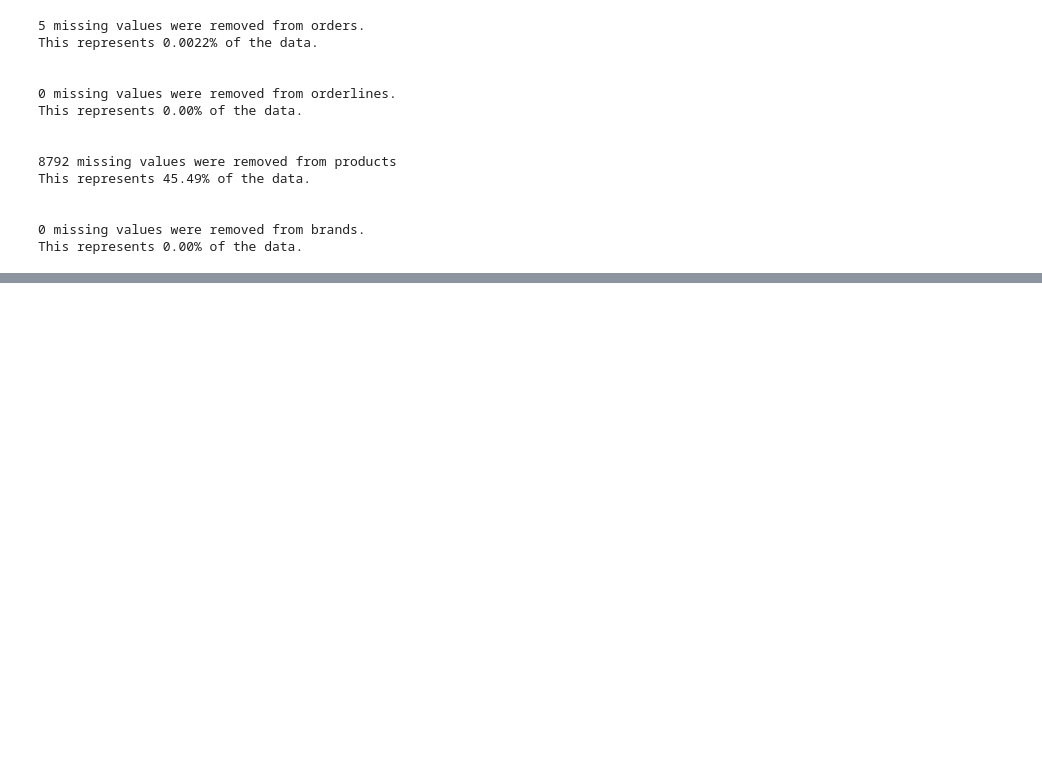
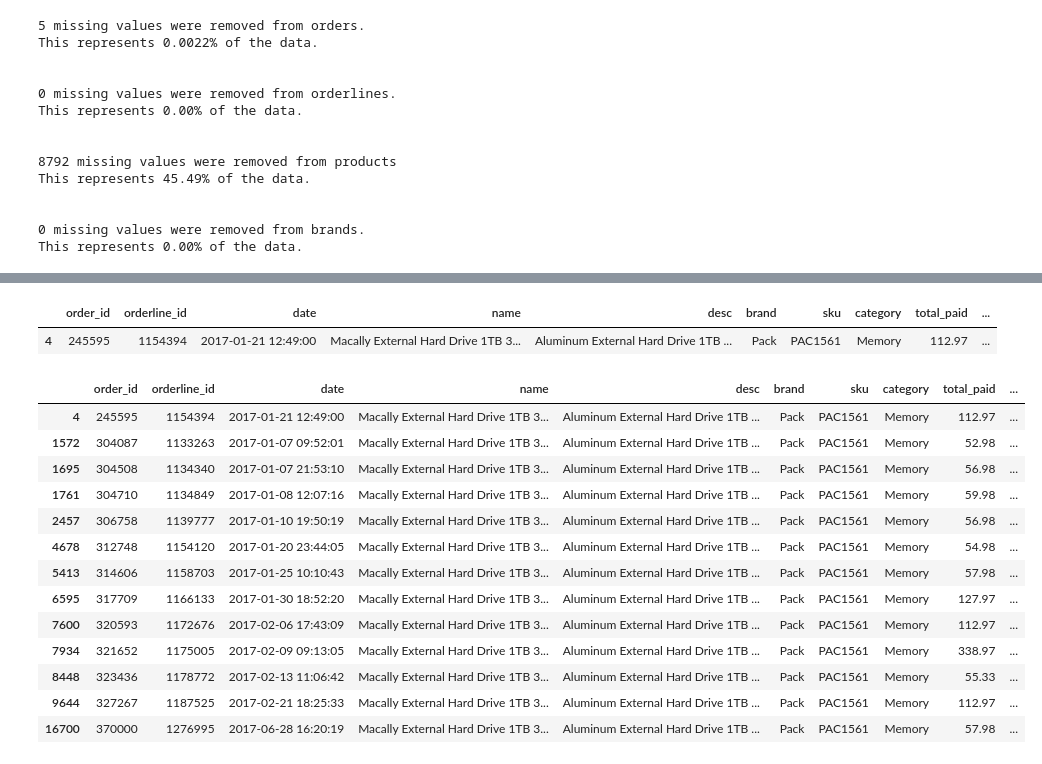
Before and after one commit to Donal-Flanagan/Eniac_discount_analysis, a Jupyter notebook: notebooks/2 - price_cleaning_munge/total_paid.ipynb, the cells around one changed output, grey strips where cells are left out. Saved outputs shown, nothing was run; the diff lists cells and outputs as text; code cells hidden in the pictures; blank space fills up the shorter version.

```diff
--- a/notebooks/2 - price_cleaning_munge/total_paid.ipynb
+++ b/notebooks/2 - price_cleaning_munge/total_paid.ipynb
@@ -36,0 +40,4 @@ This represents 0.00% of the data.
+# %%
+failing_test_data, passing_test_data = pdt.generate_test_data(completed_sales)
+
+print(failing_test_data.shape, passing_test_data.shape)
@@ -36,0 +48,2 @@ This represents 0.00% of the data.
+# %%
+incorrect_total_price = pdt.test_order_total_paid_equal_sum_of_orderlines(passing_test_data)
@@ -36,0 +56,3 @@ This represents 0.00% of the data.
+# %%
+total_paid_test_data = passing_test_data[passing_test_data.order_id.isin(incorrect_total_price.index)].copy()
+total_paid_test_data.head()
@@ -36,0 +66,9 @@ This represents 0.00% of the data.
+# %%
+total_paid_test_data.regular_price = total_paid_test_data.regular_price * total_paid_test_data.product_quantity
+total_paid_test_data.promo_price = total_paid_test_data.promo_price * total_paid_test_data.product_quantity
+total_paid_test_data.sale_price = total_paid_test_data.sale_price * total_paid_test_data.product_quantity
+grouped_data = total_paid_test_data.groupby('order_id')
+group_sizes = grouped_data.size()
+sorted_groups = group_sizes.sort_values(ascending=False)
+
+sorted_groups
@@ -36,0 +89,22 @@ This represents 0.00% of the data.
+# %%
+grouped_data.get_group(245595)#[['total_paid', 'product_quantity', 'regular_price', 'promo_price', 'sale_price']]
+# %% [output]
+|  | order_id | orderline_id | date | name | desc | brand | sku | category | total_paid | ... |
+| 4 | 245595 | 1154394 | 2017-01-21 12:49:00 | Macally External Hard Drive 1TB 3... | Aluminum External Hard Drive 1TB ... | Pack | PAC1561 | Memory | 112.97 | ... |
+# %%
+total_paid_test_data[total_paid_test_data.sku=='PAC1561']
+# %% [output]
+|  | order_id | orderline_id | date | name | desc | brand | sku | category | total_paid | ... |
+| 4 | 245595 | 1154394 | 2017-01-21 12:49:00 | Macally External Hard Drive 1TB 3... | Aluminum External Hard Drive 1TB ... | Pack | PAC1561 | Memory | 112.97 | ... |
+| 1572 | 304087 | 1133263 | 2017-01-07 09:52:01 | Macally External Hard Drive 1TB 3... | Aluminum External Hard Drive 1TB ... | Pack | PAC1561 | Memory | 52.98 | ... |
+| 1695 | 304508 | 1134340 | 2017-01-07 21:53:10 | Macally External Hard Drive 1TB 3... | Aluminum External Hard Drive 1TB ... | Pack | PAC1561 | Memory | 56.98 | ... |
+| 1761 | 304710 | 1134849 | 2017-01-08 12:07:16 | Macally External Hard Drive 1TB 3... | Aluminum External Hard Drive 1TB ... | Pack | PAC1561 | Memory | 59.98 | ... |
+| 2457 | 306758 | 1139777 | 2017-01-10 19:50:19 | Macally External Hard Drive 1TB 3... | Aluminum External Hard Drive 1TB ... | Pack | PAC1561 | Memory | 56.98 | ... |
+| 4678 | 312748 | 1154120 | 2017-01-20 23:44:05 | Macally External Hard Drive 1TB 3... | Aluminum External Hard Drive 1TB ... | Pack | PAC1561 | Memory | 54.98 | ... |
+| 5413 | 314606 | 1158703 | 2017-01-25 10:10:43 | Macally External Hard Drive 1TB 3... | Aluminum External Hard Drive 1TB ... | Pack | PAC1561 | Memory | 57.98 | ... |
+| 6595 | 317709 | 1166133 | 2017-01-30 18:52:20 | Macally External Hard Drive 1TB 3... | Aluminum External Hard Drive 1TB ... | Pack | PAC1561 | Memory | 127.97 | ... |
+| 7600 | 320593 | 1172676 | 2017-02-06 17:43:09 | Macally External Hard Drive 1TB 3... | Aluminum External Hard Drive 1TB ... | Pack | PAC1561 | Memory | 112.97 | ... |
+| 7934 | 321652 | 1175005 | 2017-02-09 09:13:05 | Macally External Hard Drive 1TB 3... | Aluminum External Hard Drive 1TB ... | Pack | PAC1561 | Memory | 338.97 | ... |
+| 8448 | 323436 | 1178772 | 2017-02-13 11:06:42 | Macally External Hard Drive 1TB 3... | Aluminum External Hard Drive 1TB ... | Pack | PAC1561 | Memory | 55.33 | ... |
+| 9644 | 327267 | 1187525 | 2017-02-21 18:25:33 | Macally External Hard Drive 1TB 3... | Aluminum External Hard Drive 1TB ... | Pack | PAC1561 | Memory | 112.97 | ... |
+| 16700 | 370000 | 1276995 | 2017-06-28 16:20:19 | Macally External Hard Drive 1TB 3... | Aluminum External Hard Drive 1TB ... | Pack | PAC1561 | Memory | 57.98 | ... |
```
Also changed, not shown: parts of 13 cells of this notebook, 3 other files.
